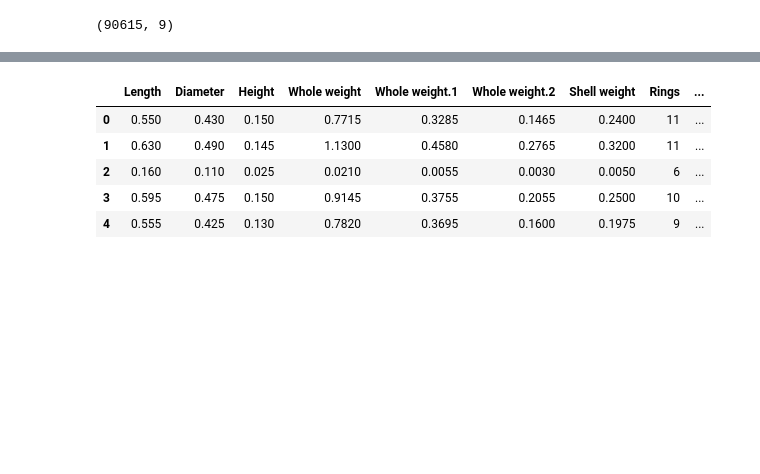
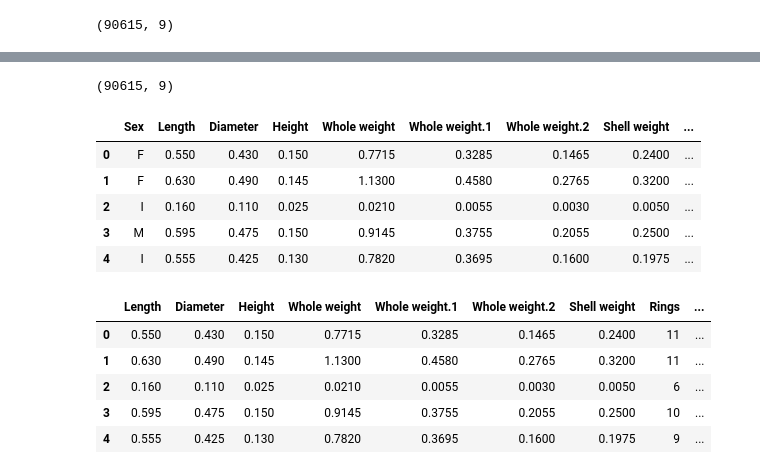
Before and after one commit to manizn1382/AbaloneAgePredict, a Jupyter notebook: Abalone.ipynb, the cells around one changed output, grey strips where cells are left out. Drawn from its saved outputs; the diff is of its cells as text; code cells hidden in the pictures; blank space fills up the shorter version.

```diff
--- a/Abalone.ipynb
+++ b/Abalone.ipynb
@@ -68,6 +56,19 @@ train.corr()
 | Whole weight.2 | 0.913134 | 0.914668 | 0.886132 | 0.974319 | 0.949227 | 1.000000 | 0.937069 | 0.588954 |
 | Shell weight | 0.911073 | 0.917871 | 0.904019 | 0.964201 | 0.911800 | 0.937069 | 1.000000 | 0.694766 |
 | Rings | 0.623786 | 0.636832 | 0.665772 | 0.617274 | 0.515067 | 0.588954 | 0.694766 | 1.000000 |
+# %%
+train.shape
+# %% [output]
+(90615, 9)
+# %%
+train.head()
+# %% [output]
+|  | Sex | Length | Diameter | Height | Whole weight | Whole weight.1 | Whole weight.2 | Shell weight | ... |
+| 0 | F | 0.550 | 0.430 | 0.150 | 0.7715 | 0.3285 | 0.1465 | 0.2400 | ... |
+| 1 | F | 0.630 | 0.490 | 0.145 | 1.1300 | 0.4580 | 0.2765 | 0.3200 | ... |
+| 2 | I | 0.160 | 0.110 | 0.025 | 0.0210 | 0.0055 | 0.0030 | 0.0050 | ... |
+| 3 | M | 0.595 | 0.475 | 0.150 | 0.9145 | 0.3755 | 0.2055 | 0.2500 | ... |
+| 4 | I | 0.555 | 0.425 | 0.130 | 0.7820 | 0.3695 | 0.1600 | 0.1975 | ... |
 # %%
 Ohot=OneHotEncoder(sparse_output=False)
 
```
Also changed, not shown: parts of 8 cells of this notebook.
